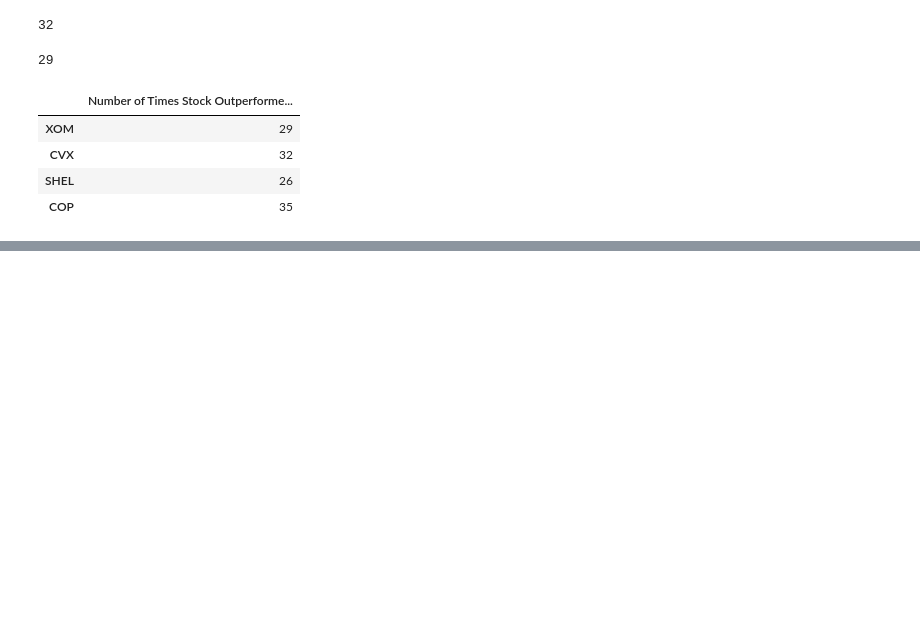
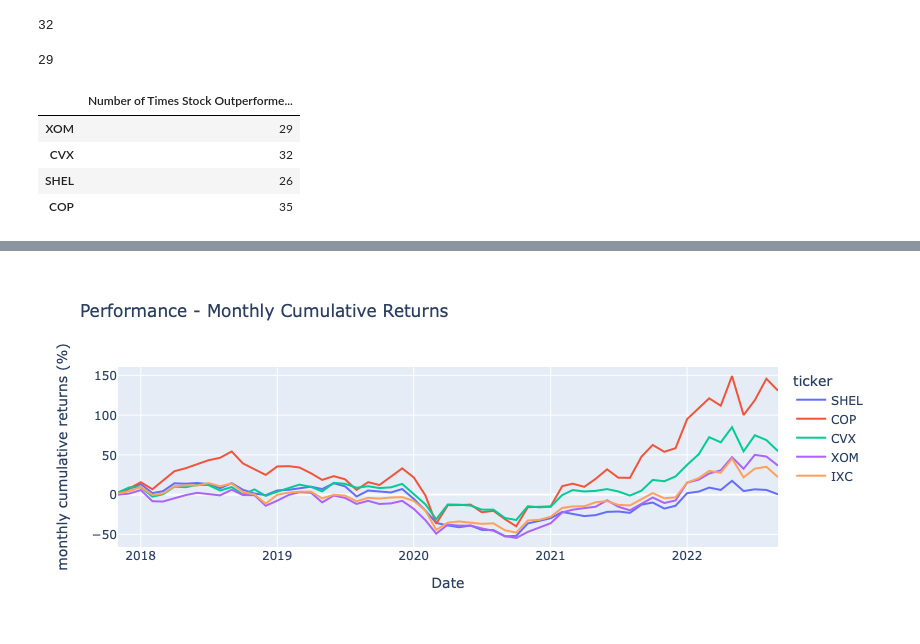
Before and after one commit to ggorovod/Sector-Stock-Selection-Model, a Jupyter notebook: energy_project.ipynb, the cells around one changed output, grey strips where cells are left out. Saved outputs shown, nothing was run; the diff lists cells and outputs as text; code cells hidden in the pictures; blank space fills up the shorter version.

```diff
--- a/energy_project.ipynb
+++ b/energy_project.ipynb
@@ -352,0 +367,3 @@ pct_outperformance_df.plot(kind='bar',figsize=(10,5), title="Energy Stock Outper
+# %%
+df_monthly_returns = energy_stocks_df.pct_change().dropna()
+df_monthly_returns.head()
@@ -352,0 +378,4 @@ pct_outperformance_df.plot(kind='bar',figsize=(10,5), title="Energy Stock Outper
+# %%
+df_cumul_monthly_returns = (1 + df_monthly_returns).cumprod() - 1
+
+df_cumul_monthly_returns.head()
@@ -352,0 +397,5 @@ pct_outperformance_df.plot(kind='bar',figsize=(10,5), title="Energy Stock Outper
+# %%
+df_cumul_monthly_returns = df_cumul_monthly_returns.reset_index()
+df1 = df_cumul_monthly_returns.melt(id_vars=['Date'], var_name='ticker', value_name='cumul_return')
+df1['cumul_monthly_return_pct'] = df1['cumul_return'] * 100
+df1
@@ -352,0 +416,8 @@ pct_outperformance_df.plot(kind='bar',figsize=(10,5), title="Energy Stock Outper
+# %%
+fig = px.line(df1, x='Date',
+              y='cumul_monthly_return_pct', color='ticker',
+              title='Performance - Monthly Cumulative Returns',
+              labels={'cumul_monthly_return_pct':'monthly cumulative returns (%)'})
+fig.show()
+# %% [output]
+[figure, added]
```
Also changed, not shown: parts of 19 cells of this notebook.
